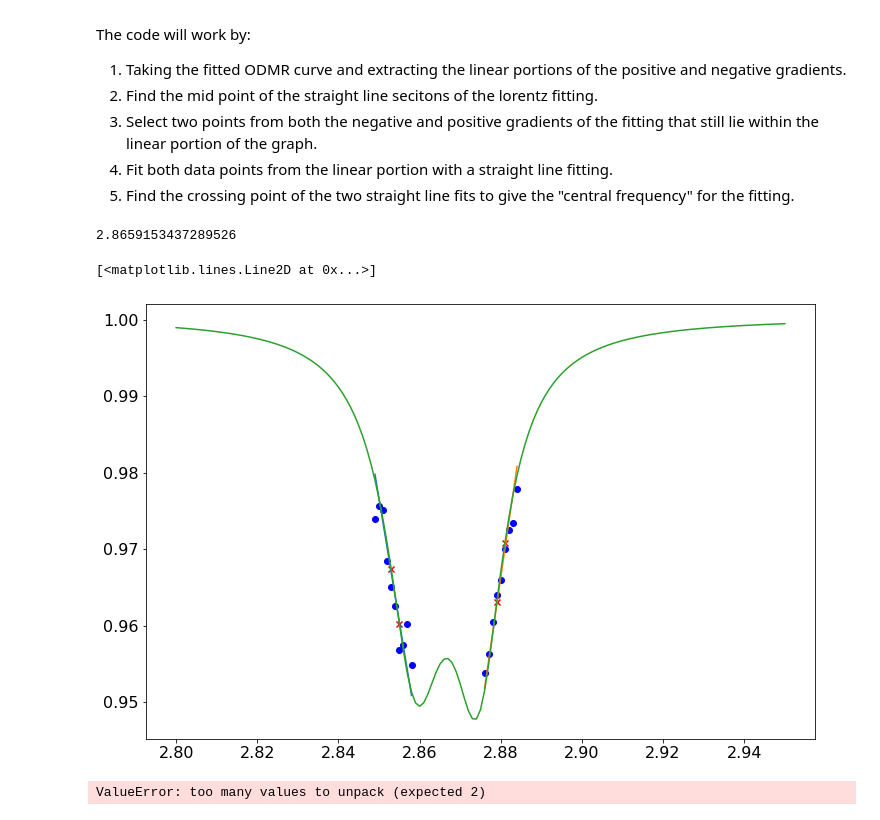
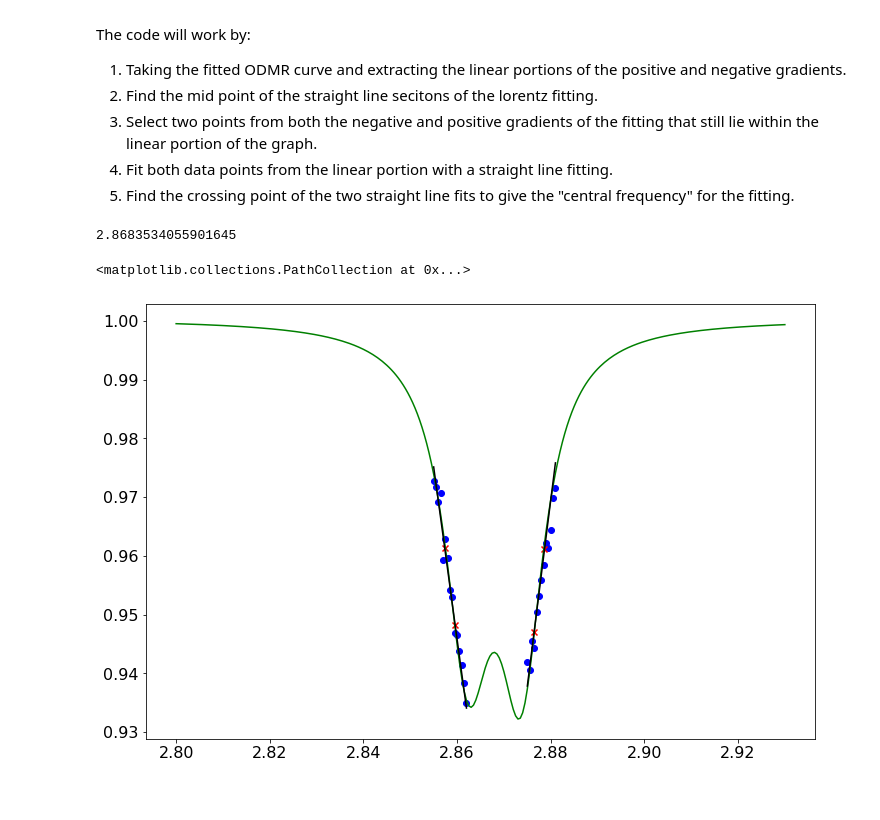
Before and after one commit to Corbyn93/Ryans_Python_Scripts, a Jupyter notebook: Ryan's Jupyter stuff/ODMR analysis/20210607_Anlysis_Reference_ODMR_script_plus_4points.ipynb, the cells around one changed output. Drawn from its saved outputs; the diff is of its cells as text; code cells hidden in the pictures.

```diff
--- a/Ryan's Jupyter stuff/ODMR analysis/20210607_Anlysis_Reference_ODMR_script_plus_4points.ipynb
+++ b/Ryan's Jupyter stuff/ODMR analysis/20210607_Anlysis_Reference_ODMR_script_plus_4points.ipynb
@@ -48,7 +48,7 @@ def reshape_data(reference_data, odmr_data, params_values):
 
     # Create variables with the frequnecy scan parameters.
     num_of_line_scans = int(params_values[4])
-    num_of_freqs =  int(1000*(params_values[1]-params_values[0])/params_values[2] + 1)
+    num_of_freqs =  int(1000*(params_values[1]-params_values[0])/params_values[2]) + 1
     points_per_freq = int(params_values[8])
     print(num_of_line_scans, num_of_freqs, points_per_freq)
     # Reshape the ODMR and reference datasets.
@@ -251,7 +252,7 @@ Here we set the folder directory and the file names of the datasets. We then loa
  # Saves this data into a text file and the 2 plots generated.
 #######
 
-date = '20210614' # Date on folder in which the experimental data is saved.
+date = '20210707' # Date on folder in which the experimental data is saved.
 set_plot_params()
 
 # Load in the data file into an np array, and freqeuncy scan parameters
@@ -259,7 +260,7 @@ set_plot_params()
 folder_path = 'I:\\Science\\Physics-Nanobiophotonics\\Group\\User Data\\ODMR\\ODMR and imaging\\' + date + '\\'
 #folder_path = 'I:\\Science\\Physics-Nanobiophotonics\\Group\\User Data\\ODMR\\Imaging\\'
 
-data_set = '_referenced_odmr_11' # Short hand for the file name.
+data_set = '_referenced_odmr_09' # Short hand for the file name.
 
 # Set the file names for all 4 data sets recorded from the experiment.
 file_name_ODMR1 = date + data_set + '_ODMR1.dat'
@@ -275,7 +276,7 @@ reference_data = load_data(folder_path + file_name_Ref1)
 params_file = load_params(folder_path + date  + data_set + '_Params.txt')
 params_values = params_file['Parameter value']
 
-# Create the freqeuncy scan array.
+# Freq scan = frequency scan actually used in experiment, frreq = scan without triggering problems.
 freq = create_freq_scan(params_values[0], params_values[1], params_values[2])
 
 # Dwell time of the measurment
@@ -416,8 +438,8 @@ def get_straight_lines(y_data):
     # Set the parameters for the straight line condition for the lorentz fitting.
     # These have been chosen arbitrarily from the above fitting.
     # I'll need to find a good way of automating this.
-    max_cutoff = 0.98
-    min_a_cutoff = 0.950
+    max_cutoff = 0.975
+    min_a_cutoff = 0.935
     offset = 0
 
     for i in range(int(len(divided_dataset)/2)):
@@ -452,13 +474,13 @@ def two_point_line(four_freq, four_intensities):
 # First off we extract the linear portion of the straight line fitting.
 straight_line_index_neg, straight_line_index_pos  = get_straight_lines(y_fit)
 
-# Extract the middle value and the two values either side of it.
+# Extract the middle value of the straight line and the two values either side of it.
 
-mid_value_a = int(np.ceil( len(straight_line_index_neg) / 2) + straight_line_index_neg[0])
-mid_value_b = int(np.ceil( len(straight_line_index_pos) / 2) + straight_line_index_pos[0]) - 1
+mid_value_a = int(np.ceil( len(straight_line_index_neg) / 2) + straight_line_index_neg[0]) - 1
+mid_value_b = (np.abs(y_fit[straight_line_index_pos] - y_fit[mid_value_a])).argmin() + straight_line_index_pos[0]
 
 # Select the 4 points for the fast ODMR.
-four_points_index = [mid_value_a - 1, mid_value_a + 1, mid_value_b - 1, mid_value_b + 1]
+four_points_index = [mid_value_a - 2, mid_value_a + 2, mid_value_b - 2, mid_value_b + 2]
 four_freqs = freq[four_points_index]
 
 # Fit a linear curve to the straight line fittings.
@@ -471,31 +493,36 @@ y_pos = linear_fit(freq[straight_line_index_pos], fit_pos[0], fit_pos[1])
 # %%
 # Find the straight line gradients for the 2 points frequnecy points to be used for the 4 point ODMR scans
 neg_gradient, neg_y_intercept, pos_gradient, pos_y_intercept = two_point_line(four_freqs,  y_fit[four_points_index])
+neg_pos_intersection_freq = (pos_y_intercept - neg_y_intercept) / (neg_gradient - pos_gradient)
 
-neg_pos_intersection_freq = (pos_y_intercept - neg_y_intercept) / (pos_gradient - neg_gradient)
+x1 = np.linspace(four_freqs[0] - 0.01, neg_pos_intersection_freq + 0.005, 100)
+x2 = np.linspace(neg_pos_intersection_freq - 0.005, four_freqs[3] + 0.01, 100)
+
+y1 = linear_fit(x1, neg_gradient, neg_y_intercept)
+y2 = linear_fit(x2, pos_gradient, pos_y_intercept)
+
 print(neg_pos_intersection_freq)
 # %% [output]
-2.8659153437289526
+2.8683534055901645
 # %%
+plot.plot(freq, y_fit, color = 'g') # plot the ODMR lorentz fitting
+
+# Plot the ODMR data points in the linear region of the ODMR curve.
 plot.scatter(freq[straight_line_index_neg], mean_norm_odmr_full[straight_line_index_neg], color = 'b')
 plot.scatter(freq[straight_line_index_pos], mean_norm_odmr_full[straight_line_index_pos], color = 'b')
 
-plot.plot(freq[straight_line_index_neg], y_neg)
-plot.plot(freq[straight_line_index_pos], y_pos)
+# Plot the straight line fits for the straight portion of the graph.
+plot.plot(freq[straight_line_index_neg], y_neg, color = 'k')
+plot.plot(freq[straight_line_index_pos], y_pos, color = 'k')
 
+# plot the 4 frequnecies chosen for the faster ODMR.
 plot.scatter(four_freqs, y_fit[four_points_index], color = 'r', marker = 'x')
-plot.plot(freq, y_fit)
+
+#plot.plot(x1, y1, linestyle = '--', color = 'k')
+#plot.plot(x2, y2, linestyle = '--', color = 'k')
 # %% [output]
-[<matplotlib.lines.Line2D at 0x...>]
+<matplotlib.collections.PathCollection at 0x...>
-[figure, old version]
+[figure, new version]
-# %%
-two_points = four_freqs[0:1]
-y_points = y_fit[four_points_index[0:1]]
-lower_bounds = [-10, 0]
-upper_bounds = [0, 10]
-fit, con = opt.lsq_linear(two_points, y_points, bounds = (-10, 0) )
-# %% [output]
-ValueError: too many values to unpack (expected 2)
 # %%
 print(four_freqs)
 # %% [output]
```
Also changed, not shown: parts of 14 cells of this notebook, 1 other file.
